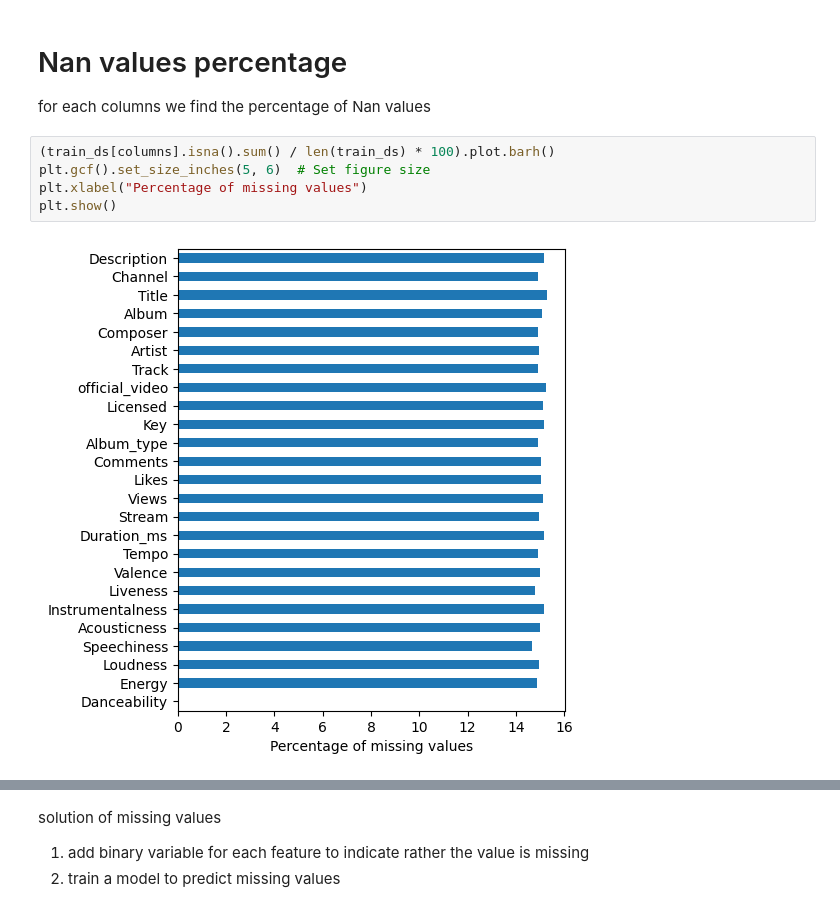
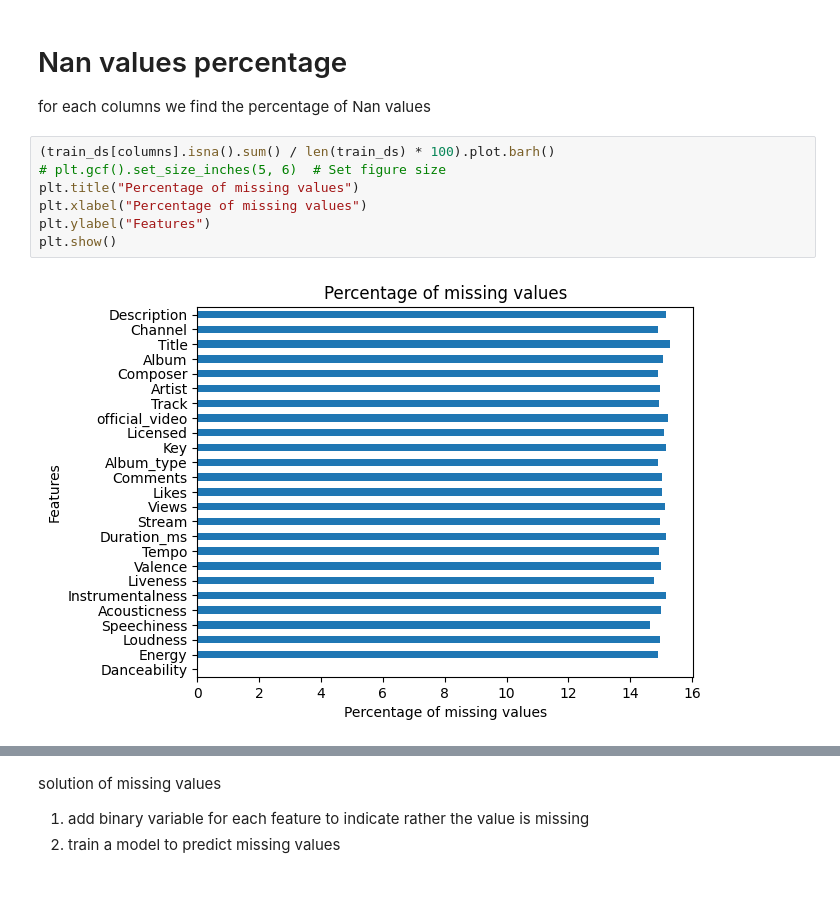
Before and after one commit to easonyu0203/ml-final-letdance, a Jupyter notebook: research.ipynb, the cells around one changed output, grey strips where cells are left out. Drawn from its saved outputs; the diff is of its cells as text.

```diff
--- a/research.ipynb
+++ b/research.ipynb
@@ -55,8 +57,10 @@ columns = [label_feature] + numerical_features + categorical_features + string_f
 for each columns we find the percentage of Nan values
 # %%
 (train_ds[columns].isna().sum() / len(train_ds) * 100).plot.barh()
-plt.gcf().set_size_inches(5, 6)  # Set figure size
+# plt.gcf().set_size_inches(5, 6)  # Set figure size
+plt.title("Percentage of missing values")
 plt.xlabel("Percentage of missing values")
+plt.ylabel("Features")
 plt.show()
 # %% [output]
-[figure, old version]
+[figure, new version]
```
Also changed, not shown: parts of 13 cells of this notebook, 1 other file.
